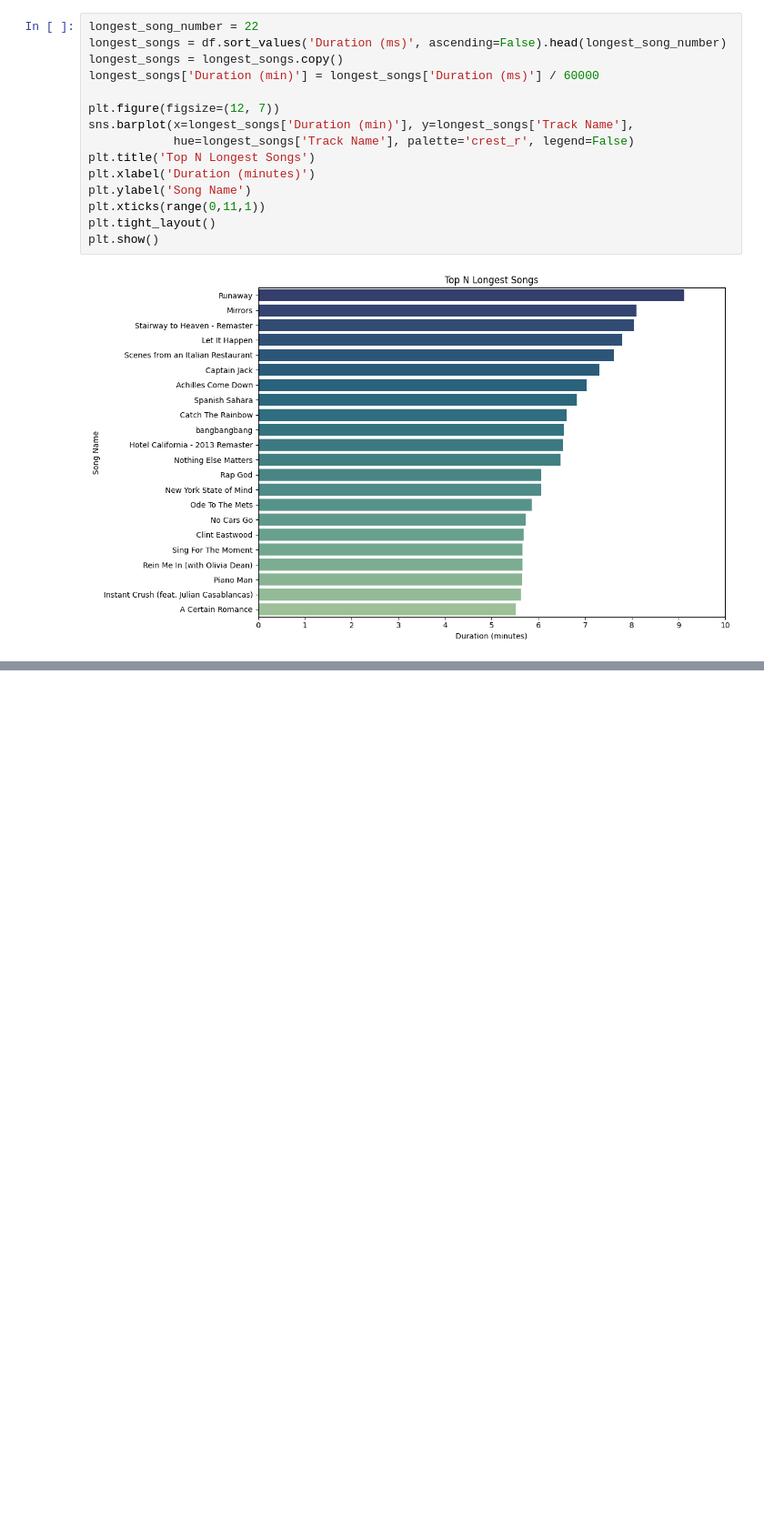
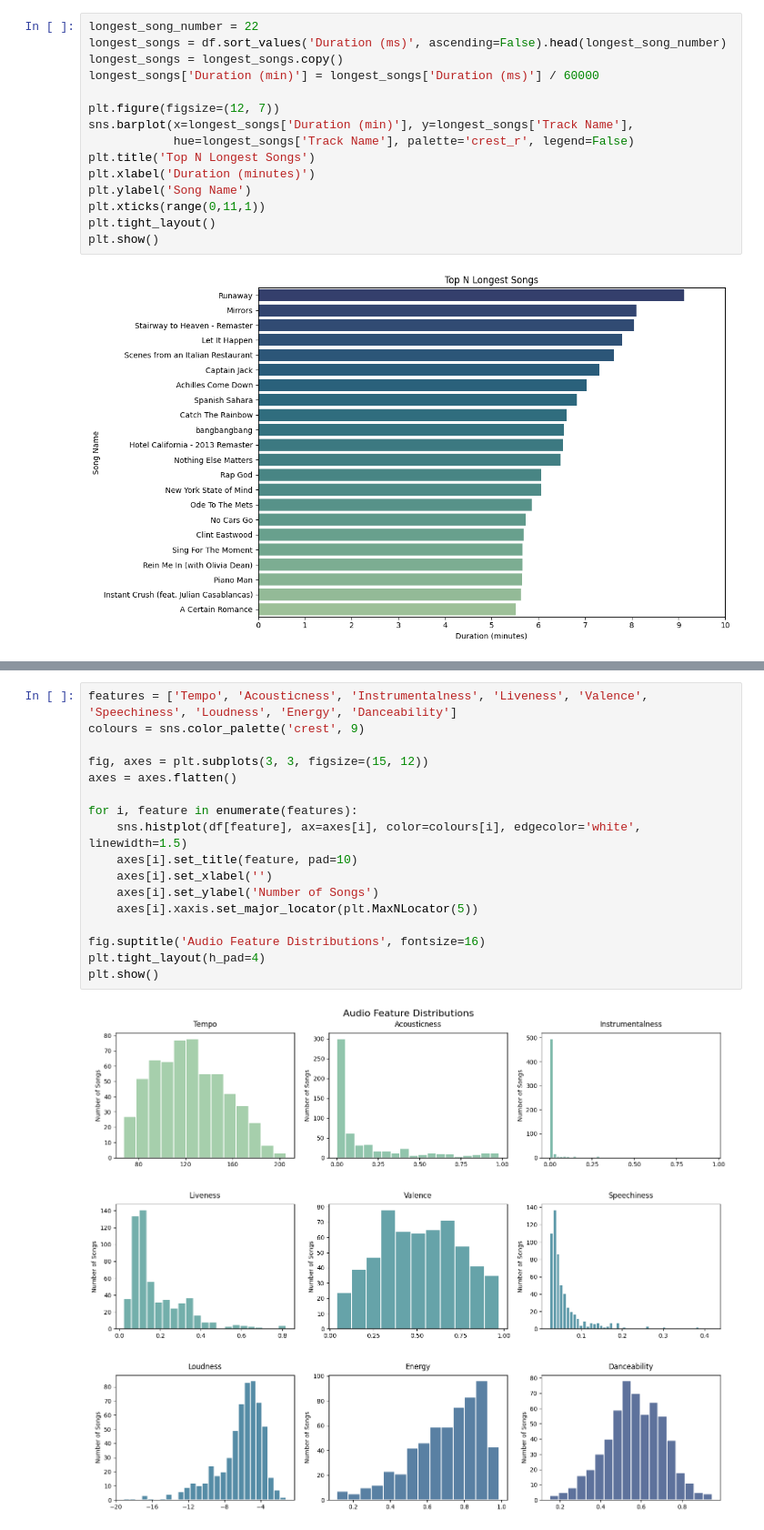
Before and after one commit to MohilGarg/spotify-taste-analysis, a Jupyter notebook: taste_analysis.ipynb, the cells around one changed output, grey strips where cells are left out. Shown at 91% size. Cells and saved outputs as stored; diff of their text form; blank space fills up the shorter version.

Commit message:
finished main charts and added commentary

```diff
--- a/taste_analysis.ipynb
+++ b/taste_analysis.ipynb
@@ -141,0 +230,19 @@ plt.show()
+# %%
+features = ['Tempo', 'Acousticness', 'Instrumentalness', 'Liveness', 'Valence', 'Speechiness', 'Loudness', 'Energy', 'Danceability']
+colours = sns.color_palette('crest', 9)
+
+fig, axes = plt.subplots(3, 3, figsize=(15, 12))
+axes = axes.flatten()
+
+for i, feature in enumerate(features):
+    sns.histplot(df[feature], ax=axes[i], color=colours[i], edgecolor='white', linewidth=1.5)
+    axes[i].set_title(feature, pad=10)
+    axes[i].set_xlabel('')
+    axes[i].set_ylabel('Number of Songs')
+    axes[i].xaxis.set_major_locator(plt.MaxNLocator(5))
+
+fig.suptitle('Audio Feature Distributions', fontsize=16)
+plt.tight_layout(h_pad=4)
+plt.show()
+# %% [output]
+[figure, added]
```
Also changed, not shown: parts of 17 cells of this notebook.
